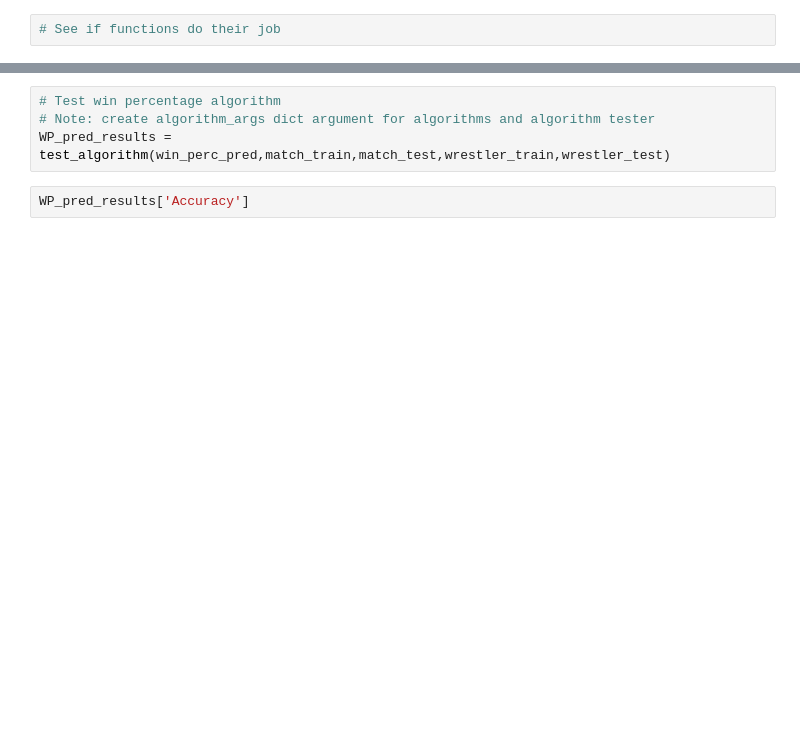
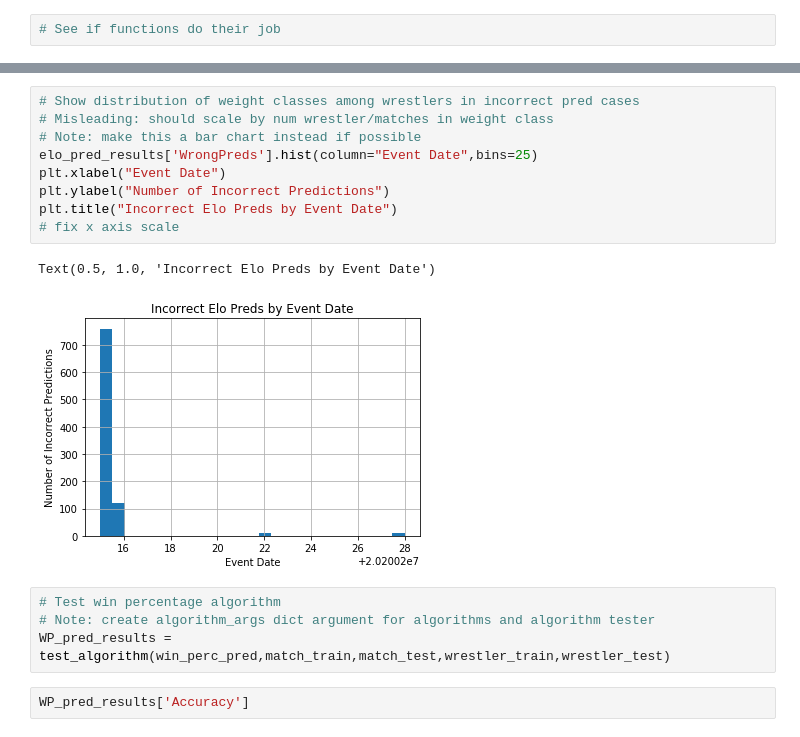
Before and after one commit to ungersk1998/spring2020-WrestlingRankingResearch, a Jupyter notebook: Wrestling Ranking Algorithm.ipynb, the cells around one changed output, grey strips where cells are left out. Saved outputs shown, nothing was run; the diff lists cells and outputs as text; blank space fills up the shorter version.

```diff
--- a/Wrestling Ranking Algorithm.ipynb
+++ b/Wrestling Ranking Algorithm.ipynb
@@ -300,3 +515,15 @@ wrestler_test = train_test_dict["wrestler_test"]
+# %%
+# Show distribution of weight classes among wrestlers in incorrect pred cases
+# Misleading: should scale by num wrestler/matches in weight class
+# Note: make this a bar chart instead if possible
+elo_pred_results['WrongPreds'].hist(column="Event Date",bins=25)
+plt.xlabel("Event Date")
+plt.ylabel("Number of Incorrect Predictions")
+plt.title("Incorrect Elo Preds by Event Date")
+# fix x axis scale
+# %% [output]
+Text(0.5, 1.0, 'Incorrect Elo Preds by Event Date')
+[figure, added]
 # %%
 # Test win percentage algorithm
 # Note: create algorithm_args dict argument for algorithms and algorithm tester
```
Also changed, not shown: parts of 30 cells of this notebook, 8 other files.
